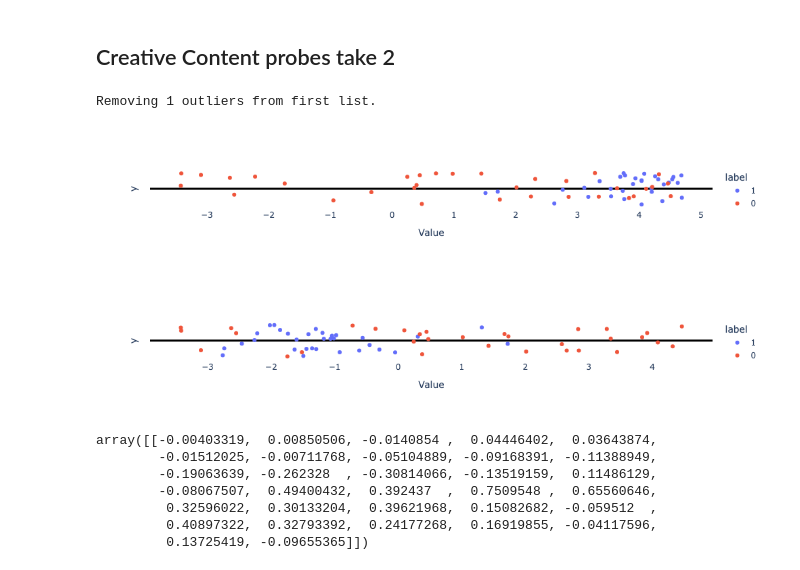
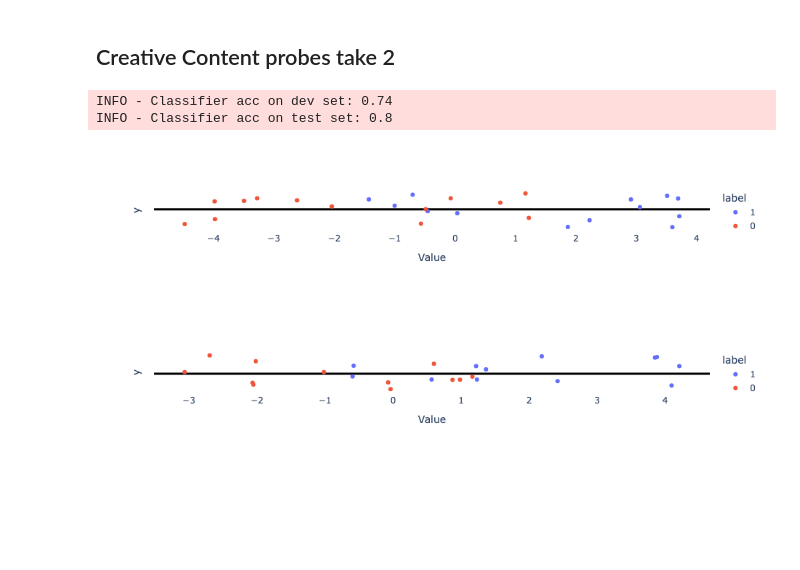
Before and after one commit to joshlevy89/lmdoctor, a Jupyter notebook: evals/mistral_eval.ipynb, the cells around one changed output. Cells and saved outputs as stored; diff of their text form; code cells hidden in the pictures; blank space fills up the shorter version.

```diff
--- a/evals/mistral_eval.ipynb
+++ b/evals/mistral_eval.ipynb
@@ -103,19 +103,21 @@ model, tokenizer = load_model(model_name_or_path, revision, device)
 ## Train extractor
 # %%
 from lmdoctor.doctor import Doctor
-probe_type = 'pca'
 
 # default
+# probe_type = 'pca'
 # extraction_target = 'honesty'
 # doc = Doctor(model, tokenizer, user_tag, assistant_tag, extraction_target=extraction_target, probe_type=probe_type, device=device)
 # doc.extract(n_train_pairs=128, n_dev_pairs=64, n_test_pairs=32)
 
 # for shuffle data experiment
+# probe_type = 'pca'
 # extraction_target = 'honesty'
 # doc = Doctor(model, tokenizer, user_tag, assistant_tag, extraction_target=extraction_target, probe_type=probe_type, device=device)
 # doc.extract(n_train_pairs=128, n_dev_pairs=64, n_test_pairs=32, shuffle_functional_pairs=True)
 
 # for adding Creative Content to training set experiment
+probe_type = 'logreg'
 import pickle
 with open('./creative_content/false_to_true_and_fictional_pairs.pkl', 'rb') as f:
     honesty_plus_statement_pairs = pickle.load(f)
@@ -478,41 +489,44 @@ Removing 1 outliers from first list.
 # %% [markdown]
 ## Creative Content probes take 2
+# %%
+doc.tune(batch_size=4)
+# %% [output]
+INFO - Classifier acc on dev set: 0.74
+INFO - Classifier acc on test set: 0.8
 # %%
 # Visualize the projections
 
+fold = 'dev'
+
+if fold == 'train':
+    acts = doc.train_acts
+elif fold == 'dev':
+    acts = doc.dev_acts
+elif fold == 'test':
+    acts = doc.test_acts
+
 from lmdoctor import plot_utils, detection_utils
-proj_pairs = detection_utils.act_pairs_to_projs(doc.train_acts, doc.direction_info, len(doc.statement_pairs['train']))
+proj_pairs = detection_utils.act_pairs_to_projs(acts, doc.direction_info, len(doc.statement_pairs[fold]))
 
 
 labels = doc.statement_pairs['labels']
-honesty_pairs_idxs = [i for i in range(len(doc.statement_pairs['train'])) if labels[i]=='false_true_pair']
-other_pairs_idxs = [i for i in range(len(doc.statement_pairs['train'])) if labels[i]=='false_fictional_pair']
+honesty_pairs_idxs = [i for i in range(len(doc.statement_pairs[fold])) if labels[i]=='false_true_pair']
+other_pairs_idxs = [i for i in range(len(doc.statement_pairs[fold])) if labels[i]=='false_fictional_pair']
 
 layer = 19
 
 # projs_true = proj_pairs[0, :, layer]
 # projs_lie = proj_pairs[1, :, layer]
 
 projs_true = proj_pairs[0, honesty_pairs_idxs, layer]
 projs_lie = proj_pairs[1, honesty_pairs_idxs, layer]
 
 plot_utils.plot_projs_on_numberline(projs_true, projs_lie)
 
 projs_true = proj_pairs[0, other_pairs_idxs, layer]
 projs_lie = proj_pairs[1, other_pairs_idxs, layer]
 
 plot_utils.plot_projs_on_numberline(projs_true, projs_lie)
 # %% [output]
-Removing 1 outliers from first list.
-[figure, old version]
+[figure, new version]
-[figure, old version]
+[figure, new version]
-# %%
-doc.layer_aggregation_clf.coef_
-# %% [output]
-array([[-0.00403319,  0.00850506, -0.0140854 ,  0.04446402,  0.03643874,
-        -0.01512025, -0.00711768, -0.05104889, -0.09168391, -0.11388949,
-        -0.19063639, -0.262328  , -0.30814066, -0.13519159,  0.11486129,
-        -0.08067507,  0.49400432,  0.392437  ,  0.7509548 ,  0.65560646,
-         0.32596022,  0.30133204,  0.39621968,  0.15082682, -0.059512  ,
-         0.40897322,  0.32793392,  0.24177268,  0.16919855, -0.04117596,
-         0.13725419, -0.09655365]])
```
Also changed, not shown: parts of 15 cells of this notebook, 2 other files.
